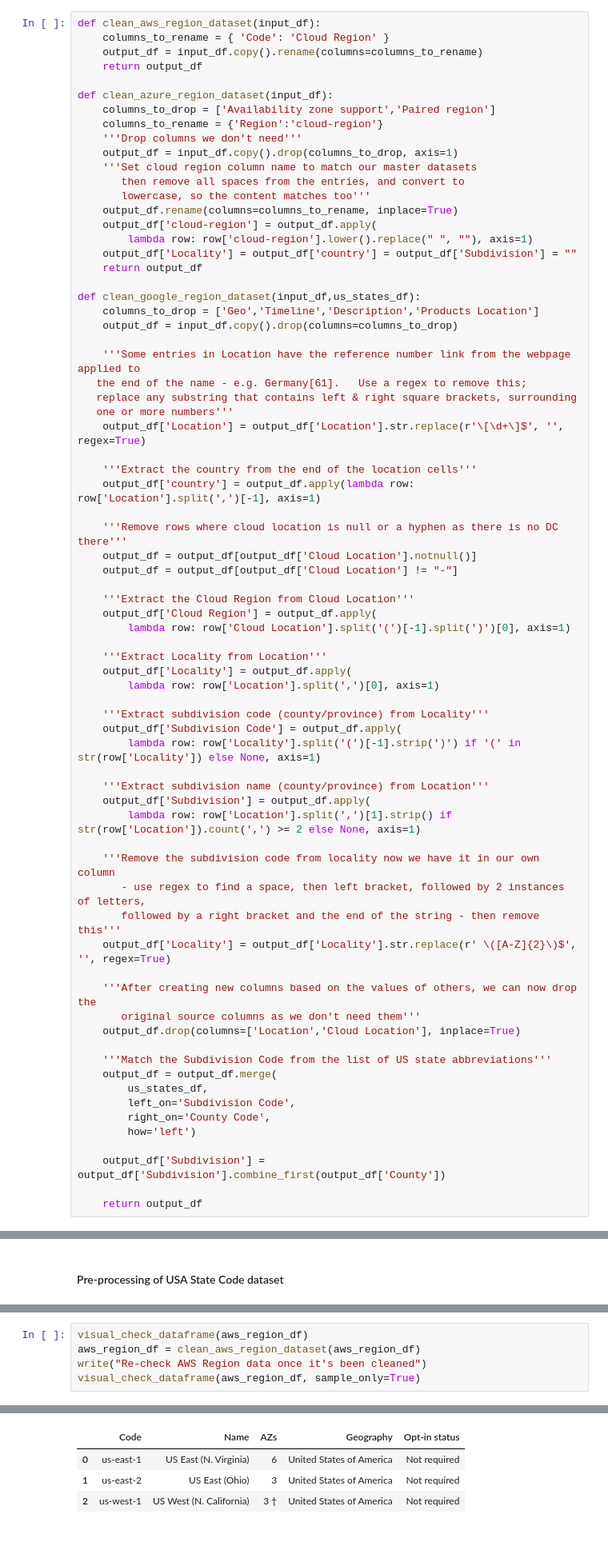
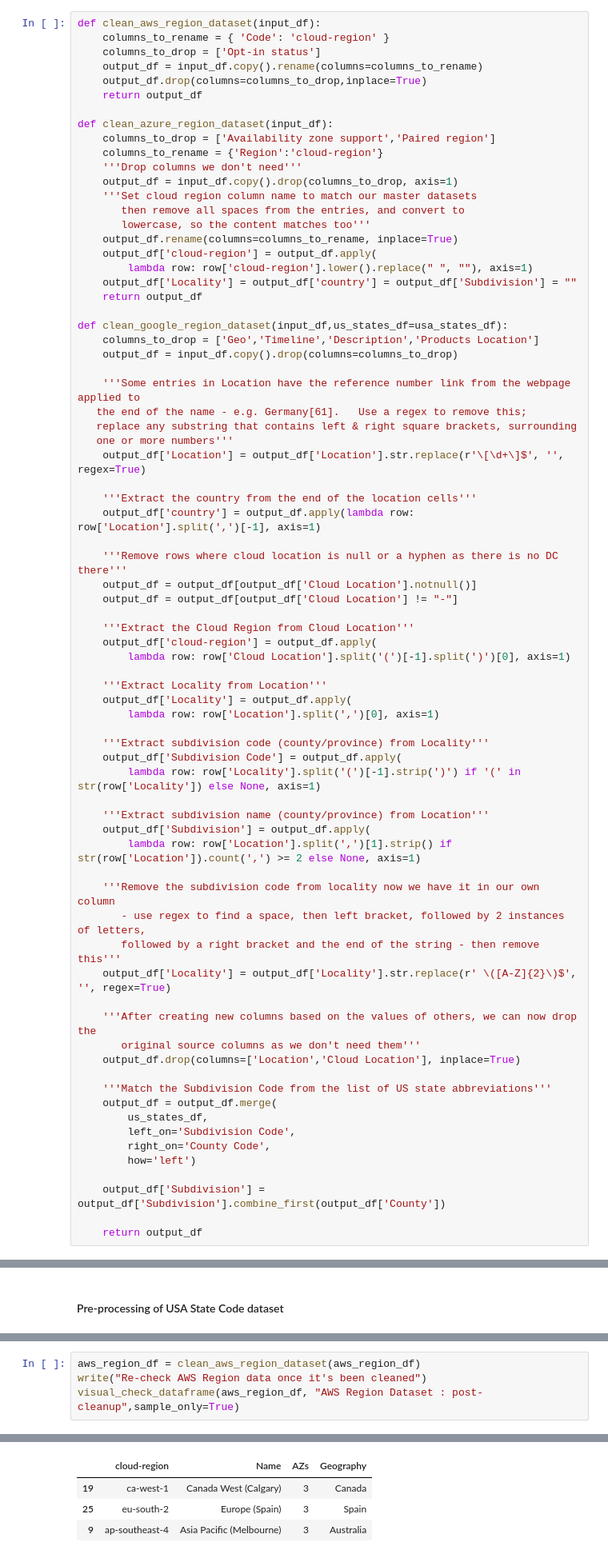
Before and after one commit to craig-dougan-maersk/MSc_Software_Eng_DataEngineering_Submission, a Jupyter notebook: countries_combine_all_clouds.ipynb, the cells around one changed output, grey strips where cells are left out. Shown at 80% size. Cells and saved outputs as stored; diff of their text form.

```diff
--- a/countries_combine_all_clouds.ipynb
+++ b/countries_combine_all_clouds.ipynb
@@ -120,8 +120,10 @@ def clean_m49_country_data(input_df):
 #### Functions for cleansing of supplementary Datasets providing location detail for Cloud provider Datacentres
 # %%
 def clean_aws_region_dataset(input_df):
-    columns_to_rename = { 'Code': 'Cloud Region' }
+    columns_to_rename = { 'Code': 'cloud-region' }
+    columns_to_drop = ['Opt-in status']
     output_df = input_df.copy().rename(columns=columns_to_rename)
+    output_df.drop(columns=columns_to_drop,inplace=True)
     return output_df
 
 def clean_azure_region_dataset(input_df):
@@ -138,7 +140,7 @@ def clean_azure_region_dataset(input_df):
     output_df['Locality'] = output_df['country'] = output_df['Subdivision'] = ""
     return output_df
 
-def clean_google_region_dataset(input_df,us_states_df):
+def clean_google_region_dataset(input_df,us_states_df=usa_states_df):
     columns_to_drop = ['Geo','Timeline','Description','Products Location']
     output_df = input_df.copy().drop(columns=columns_to_drop)
 
@@ -156,7 +158,7 @@ def clean_google_region_dataset(input_df,us_states_df):
     output_df = output_df[output_df['Cloud Location'] != "-"]
 
     '''Extract the Cloud Region from Cloud Location'''
-    output_df['Cloud Region'] = output_df.apply(
+    output_df['cloud-region'] = output_df.apply(
         lambda row: row['Cloud Location'].split('(')[-1].split(')')[0], axis=1)
 
     '''Extract Locality from Location'''
@@ -394,6 +504,5 @@ Taiwan is the only Country without an entry in the M49 - there are political rea
 # %%
-visual_check_dataframe(aws_region_df)
 aws_region_df = clean_aws_region_dataset(aws_region_df)
 write("Re-check AWS Region data once it's been cleaned")
-visual_check_dataframe(aws_region_df, sample_only=True)
+visual_check_dataframe(aws_region_df, "AWS Region Dataset : post-cleanup",sample_only=True)
 # %% [output]
@@ -401,4 +512,4 @@ Checking top 3 rows
-|  | Code | Name | AZs | Geography | Opt-in status |
-| 0 | us-east-1 | US East (N. Virginia) | 6 | United States of America | Not required |
-| 1 | us-east-2 | US East (Ohio) | 3 | United States of America | Not required |
-| 2 | us-west-1 | US West (N. California) | 3 † | United States of America | Not required |
+|  | cloud-region | Name | AZs | Geography |
+| 19 | ca-west-1 | Canada West (Calgary) | 3 | Canada |
+| 25 | eu-south-2 | Europe (Spain) | 3 | Spain |
+| 9 | ap-southeast-4 | Asia Pacific (Melbourne) | 3 | Australia |
```
Also changed, not shown: parts of 37 cells of this notebook, 4 other files.
